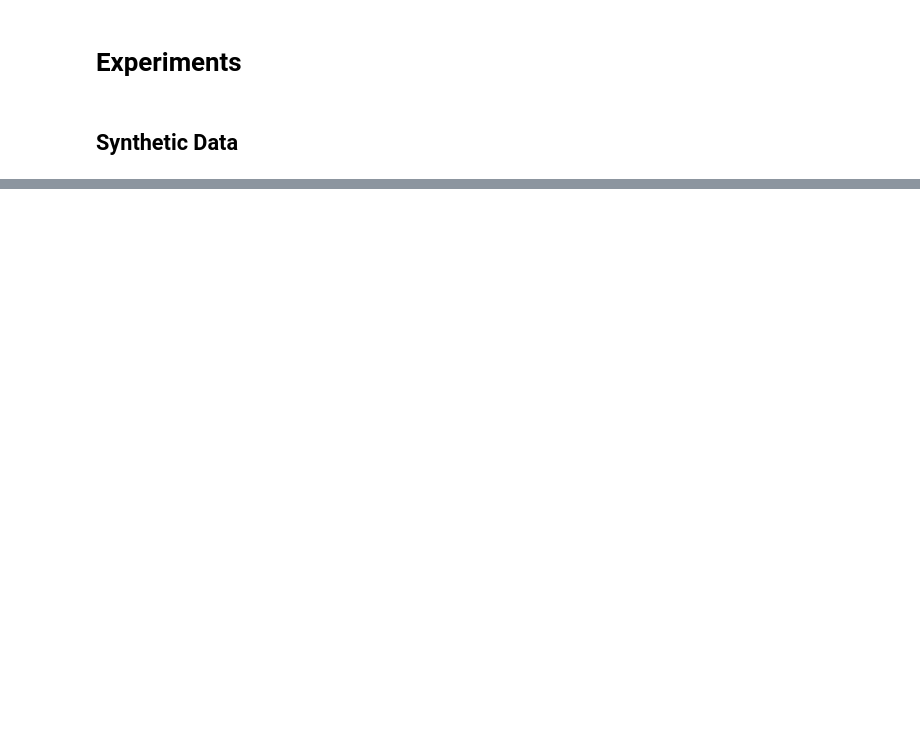
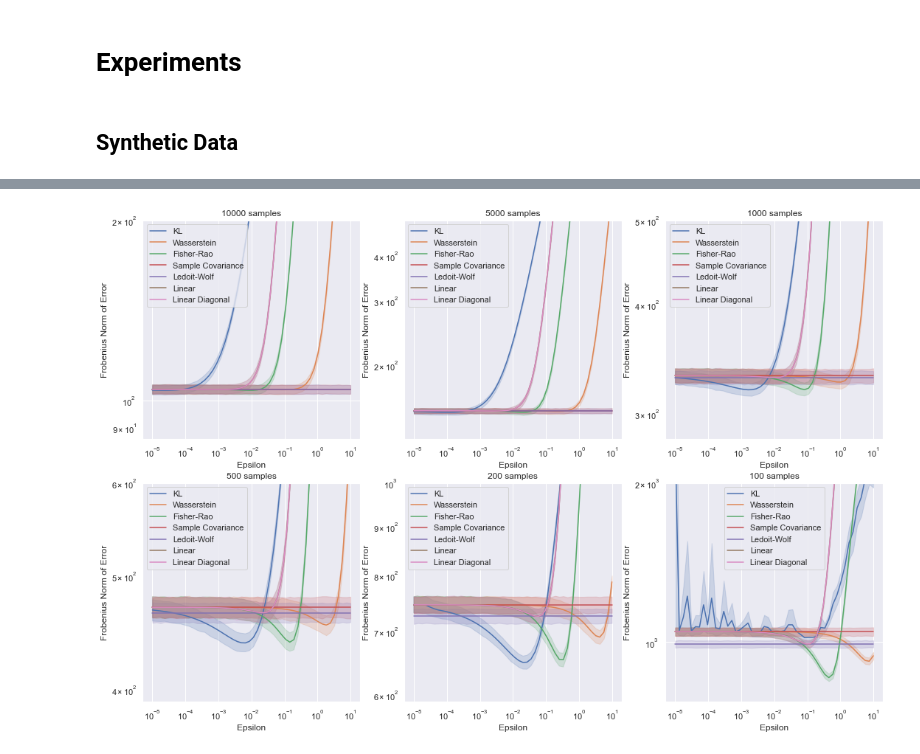
Before and after one commit to yvesrychener/covariance_DRO, a Jupyter notebook: python/Experiments.ipynb, the cells around one changed output, grey strips where cells are left out. Drawn from its saved outputs; the diff is of its cells as text; code cells hidden in the pictures; blank space fills up the shorter version.

```diff
--- a/python/Experiments.ipynb
+++ b/python/Experiments.ipynb
@@ -19,11 +19,24 @@ warnings.filterwarnings("ignore")
 # %%
 def frob(X,Y):
     return np.linalg.norm(X-Y, ord='fro')
+# %%
+def LinearShrink(emp_cov, rho):
+    mu = np.trace(emp_cov) / emp_cov.shape[0]
+    cov = (1. - rho) * emp_cov
+    cov.flat[::emp_cov.shape[0] + 1] += rho * mu
+    return cov
+# %%
+def LinearShrink2(emp_cov, rho):
+    mu = np.diag(np.diag(emp_cov))
+    cov = (1. - rho) * emp_cov + mu*rho
+    return cov
 # %%
-def synthetic_plot(sigma, n_samples=200, n_repetitions=100, epsilons=np.logspace(-5,1,50), error_func=frob, ax=None):
+def synthetic_plot(sigma, n_samples=200, n_repetitions=100, epsilons=np.logspace(-5,1,50), rhos=np.logspace(-5,0,50),error_func=frob, ax=None):
     baselines=[lambda X: EmpiricalCovariance(assume_centered=True).fit(X).covariance_,
-               lambda X: LedoitWolf(assume_centered=True).fit(X).covariance_]
-    results_b = [[], []]
+               lambda X: LedoitWolf(assume_centered=True).fit(X).covariance_,
+               lambda X, rho: LinearShrink(X, rho),
+               lambda X, rho: LinearShrink2(X, rho)]
+    results_b = [[], [], [], []]
 
     results = {
         'KLdirect' : [],
@@ -35,13 +48,16 @@ def synthetic_plot(sigma, n_samples=200, n_repetitions=100, epsilons=np.logspace
         X = np.random.multivariate_normal(mean=[0]*(sigma.shape[0]), cov=sigma, size=n_samples)
         sigma_hat = EmpiricalCovariance(assume_centered=True).fit(X).covariance_
         # Calculate baselines error
-        for j, b in enumerate(baselines):
+        for j, b in enumerate(baselines[:2]):
             results_b[j].append(error_func(b(X), sigma))
         # Claculate Our Error
         for method in results.keys():
             results[method].append([])
             for e in epsilons:
                 results[method][-1].append(error_func(covariance_DRO.estimate_cov(sigma_hat, e, method), sigma))
+        for rho in rhos:
+            results_b[2].append(error_func(baselines[2](sigma_hat, rho), sigma))
+            results_b[3].append(error_func(baselines[3](sigma_hat, rho), sigma))
 
     # plot results
     data = pd.DataFrame(data = {
@@ -52,11 +68,18 @@ def synthetic_plot(sigma, n_samples=200, n_repetitions=100, epsilons=np.logspace
         'Sample' : np.array([[r]*len(epsilons) for r in results_b[0]]).flatten(),
         'Ledoit-Wolf' : np.array([[r]*len(epsilons) for r in results_b[1]]).flatten()
     })
+    data_ls = pd.DataFrame(data = {
+        'rhos': np.tile(rhos, n_repetitions),
+        'Linear' : np.array(results_b[2]).flatten(),
+        'LinearDiag' : np.array(results_b[2]).flatten()
+    })
     grid = sns.lineplot(x='epsilons', y='KL', data=data, label='KL', ax=ax)
     grid = sns.lineplot(x='epsilons', y='Wasserstein', data=data, label='Wasserstein', ax=ax)
     grid = sns.lineplot(x='epsilons', y='Fisher-Rao', data=data, label='Fisher-Rao', ax=ax)
     grid = sns.lineplot(x='epsilons', y='Sample', data=data, label='Sample Covariance', ax=ax)
     grid = sns.lineplot(x='epsilons', y='Ledoit-Wolf', data=data, label='Ledoit-Wolf', ax=ax)
+    grid = sns.lineplot(x='rhos', y='Linear', data=data_ls, label='Linear', ax=ax)
+    grid = sns.lineplot(x='rhos', y='LinearDiag', data=data_ls, label='Linear Diagonal', ax=ax)
     grid.set(xscale="log", yscale="log")
     grid.set_ylabel('Frobenius Norm of Error')
     grid.set_xlabel('Epsilon')
@@ -98,0 +108,4 @@ plot_multiple(sigma, ylims=[[(None, 10), (None, 10), (None, 50)],[(None, 50), (N
+# %%
+plot_multiple(np.diag([1]*90+[1000]*10), ylims=[[(None, 200), (None, 500), (None, 500)],[(None, 600), (None, 1000), (None, 2000)]])
+# %% [output]
+[figure, added]
```
Also changed, not shown: parts of 7 cells of this notebook, 7 other files.
